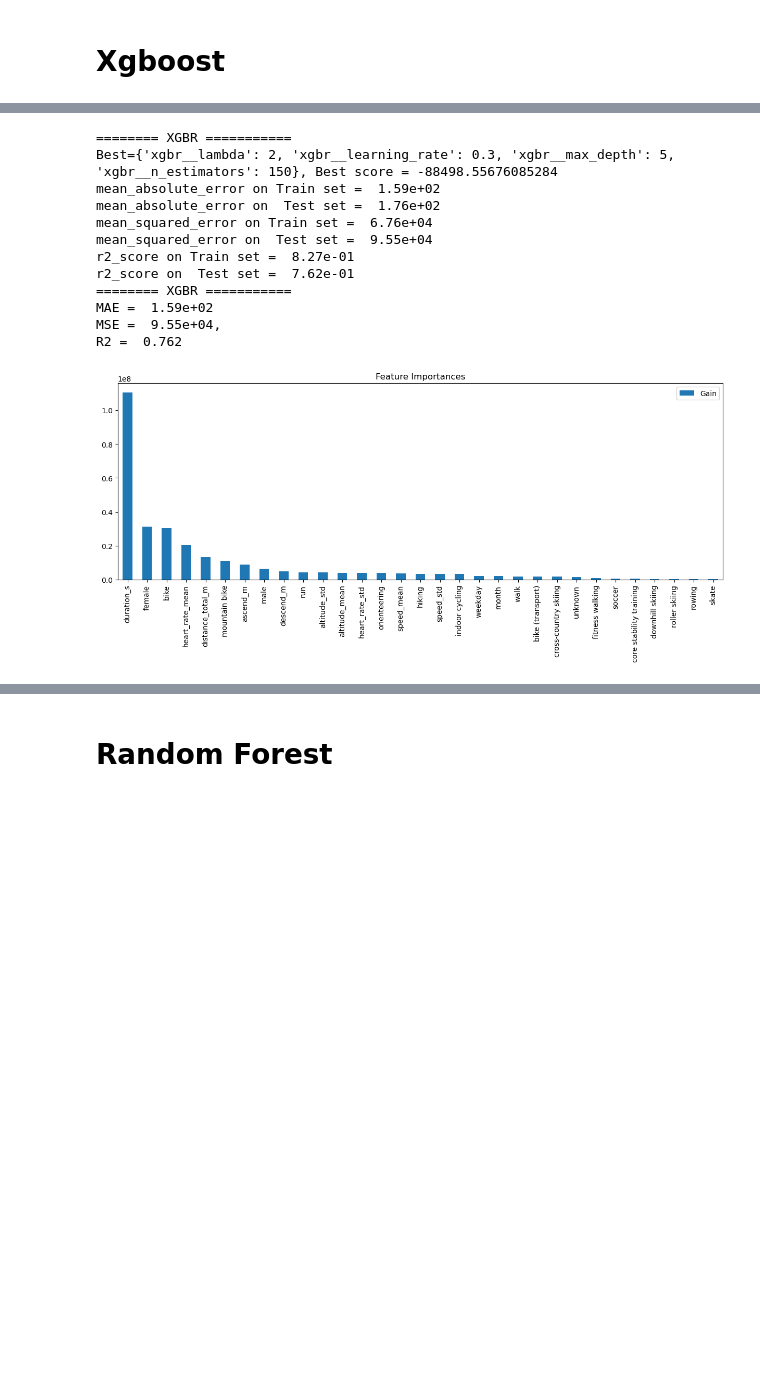
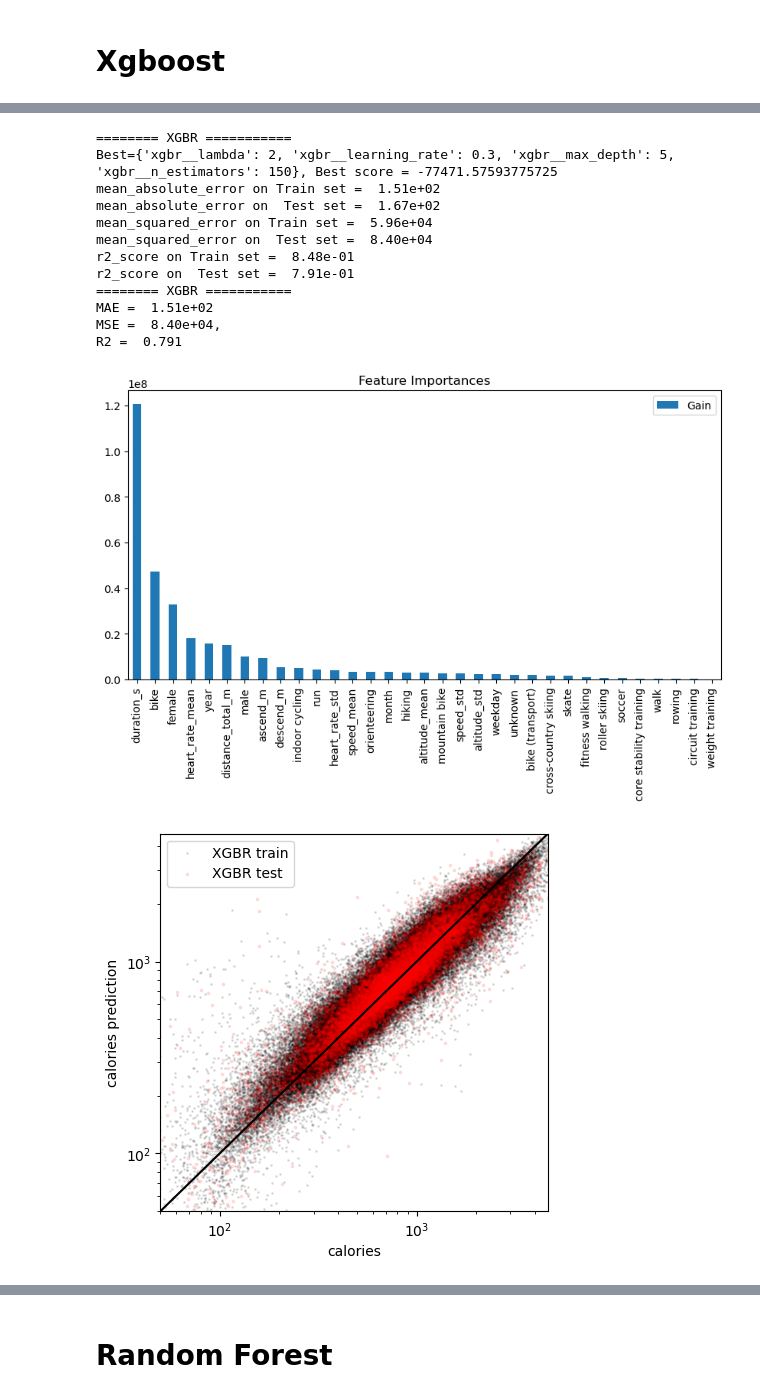
Before and after one commit to wangjing0/RS, a Jupyter notebook: Modeling.ipynb, the cells around one changed output, grey strips where cells are left out. Cells and saved outputs as stored; diff of their text form; code cells hidden in the pictures; blank space fills up the shorter version.

```diff
--- a/Modeling.ipynb
+++ b/Modeling.ipynb
@@ -3,14 +3,9 @@ import pandas as pd
 import numpy as np
 import joblib
 import pickle
-from Utils.Transformer import Transformer
-
 import seaborn as sns
 import matplotlib.pyplot as plt
 from matplotlib.colors import LogNorm, Normalize
-from Utils.Transformer import Transformer
-from Utils.label_encoder import label_encoder
-
 from IPython.display import display, Markdown
 from scipy.stats import *
 
@@ -39,6 +34,8 @@ warnings.simplefilter(action='ignore', category=FutureWarning)
 warnings.simplefilter(action='ignore', category=ConvergenceWarning)
 
 %matplotlib inline
+
+TRAIN = False # True for training, False for loading trained model
 # %%
 df_raw = pd.read_pickle("./data/df_proper_cleaned.pkl")
 # %%
@@ -111,7 +108,7 @@ class Transformer(object):
         for feature in features:
             if feature =='start_time':
                 date = pd.to_datetime(X[feature])
-                #df['year'] = date.dt.year
+                df['year'] = date.dt.year
                 df['month'] = date.dt.month
                 df['weekday'] = date.dt.weekday
             if feature =='gender':
@@ -314,32 +315,46 @@ y_test_pred_xgbr = search.predict(test_raw[features])
 # %%
+y_train_pred_xgbr = search.predict(train_raw[features])
+y_test_pred_xgbr = search.predict(test_raw[features])
 print('======== XGBR ===========')
 print(f'Best={search.best_params_}, Best score = {search.best_score_}')
 
 for metrics in all_metrics:
     print(f'{metrics.__name__} on Train set = {metrics(train_raw[target], y_train_pred_xgbr): .2e}')
     print(f'{metrics.__name__} on  Test set = {metrics(test_raw[target], y_test_pred_xgbr): .2e}')
 R2 = r2_score(test_raw[target], y_test_pred_xgbr)
 adjusted_R2 = 1.0 - (1.0 - R2)*(len(test_raw)-1.0)/(len(test_raw)-len(features))
 print('======== XGBR ===========')
 print(f"MAE = {mean_absolute_error(train_raw[target], y_train_pred_xgbr): .2e} \
       \nMSE = {mean_squared_error(test_raw[target], y_test_pred_xgbr): .2e}, \nR2 = {R2: .3f}")
 
 feature_importances = pd.DataFrame.from_dict(search.best_estimator_['xgbr'].
                                              get_booster().get_score(importance_type="gain"),
                                              orient='index').rename(columns={0:'Gain'})
-fig = plt.figure(figsize=(15,5), dpi=100)
+fig = plt.figure(figsize=(10,5), dpi=100)
 feature_importances.sort_values(by=['Gain'],ascending = False).plot(kind='bar', title='Feature Importances', ax = plt.gca());
+
+plt.figure(figsize=(5,5),dpi=100)
+plt.scatter(train_raw[target], y_train_pred_xgbr, c = 'k', s = 1, alpha = 0.1, label ='XGBR train')
+plt.scatter(test_raw[target], y_test_pred_xgbr, c = 'r', s = 3, alpha = 0.1, label ='XGBR test')
+
+plt.plot(target_limit,target_limit, color = 'k', label = '' )
+plt.xlabel(target), plt.ylabel(target + ' prediction'),
+plt.xscale('log'), plt.yscale('log')
+plt.xlim(target_limit)
+plt.ylim(target_limit)
+plt.legend();
 # %% [output]
 ======== XGBR ===========
-Best={'xgbr__lambda': 2, 'xgbr__learning_rate': 0.3, 'xgbr__max_depth': 5, 'xgbr__n_estimators': 150}, Best score = -88498.55676085284
-mean_absolute_error on Train set =  1.59e+02
-mean_absolute_error on  Test set =  1.76e+02
-mean_squared_error on Train set =  6.76e+04
-mean_squared_error on  Test set =  9.55e+04
-r2_score on Train set =  8.27e-01
-r2_score on  Test set =  7.62e-01
+Best={'xgbr__lambda': 2, 'xgbr__learning_rate': 0.3, 'xgbr__max_depth': 5, 'xgbr__n_estimators': 150}, Best score = -77471.57593775725
+mean_absolute_error on Train set =  1.51e+02
+mean_absolute_error on  Test set =  1.67e+02
+mean_squared_error on Train set =  5.96e+04
+mean_squared_error on  Test set =  8.40e+04
+r2_score on Train set =  8.48e-01
+r2_score on  Test set =  7.91e-01
 ======== XGBR ===========
-MAE =  1.59e+02
-MSE =  9.55e+04,
-R2 =  0.762
+MAE =  1.51e+02
+MSE =  8.40e+04,
+R2 =  0.791
-[figure, old version]
+[figure, new version]
+[figure, added]
```
Also changed, not shown: parts of 60 cells of this notebook, 27 other files.
